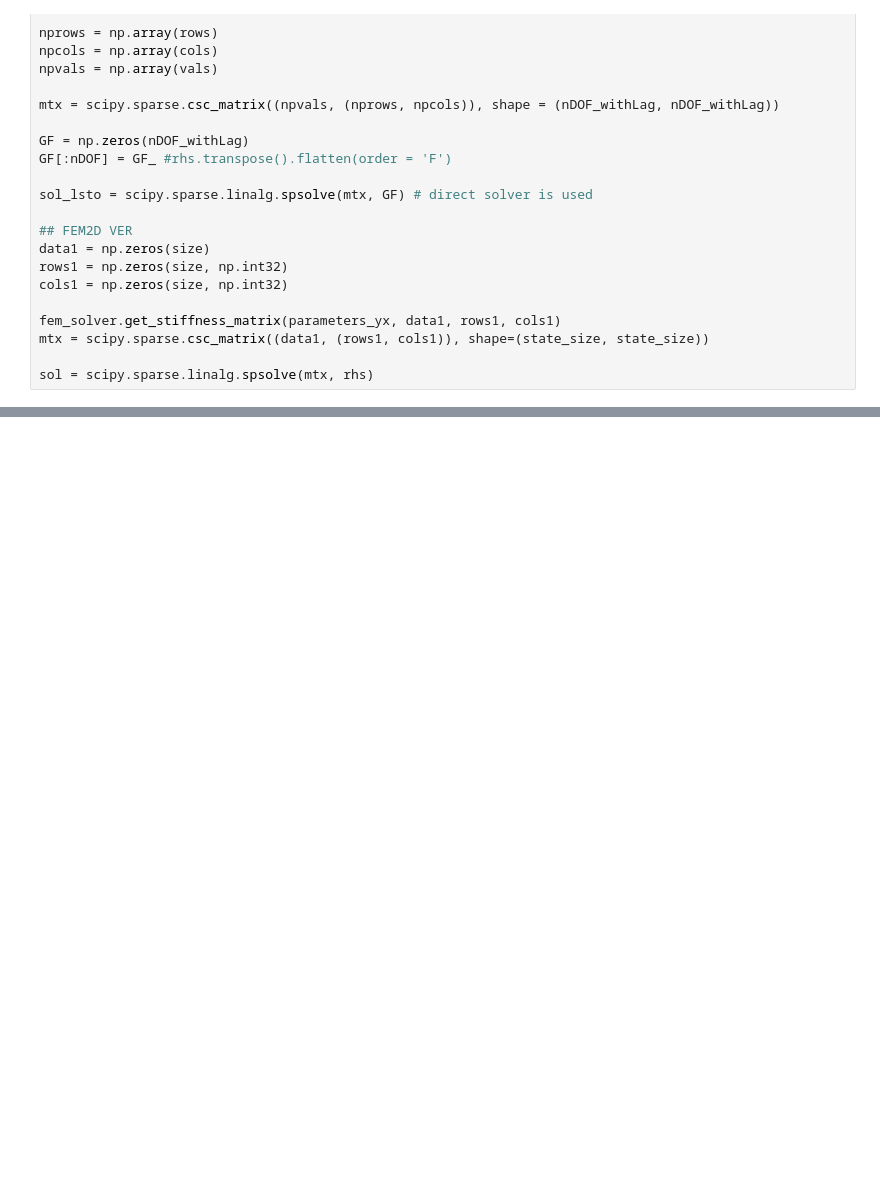
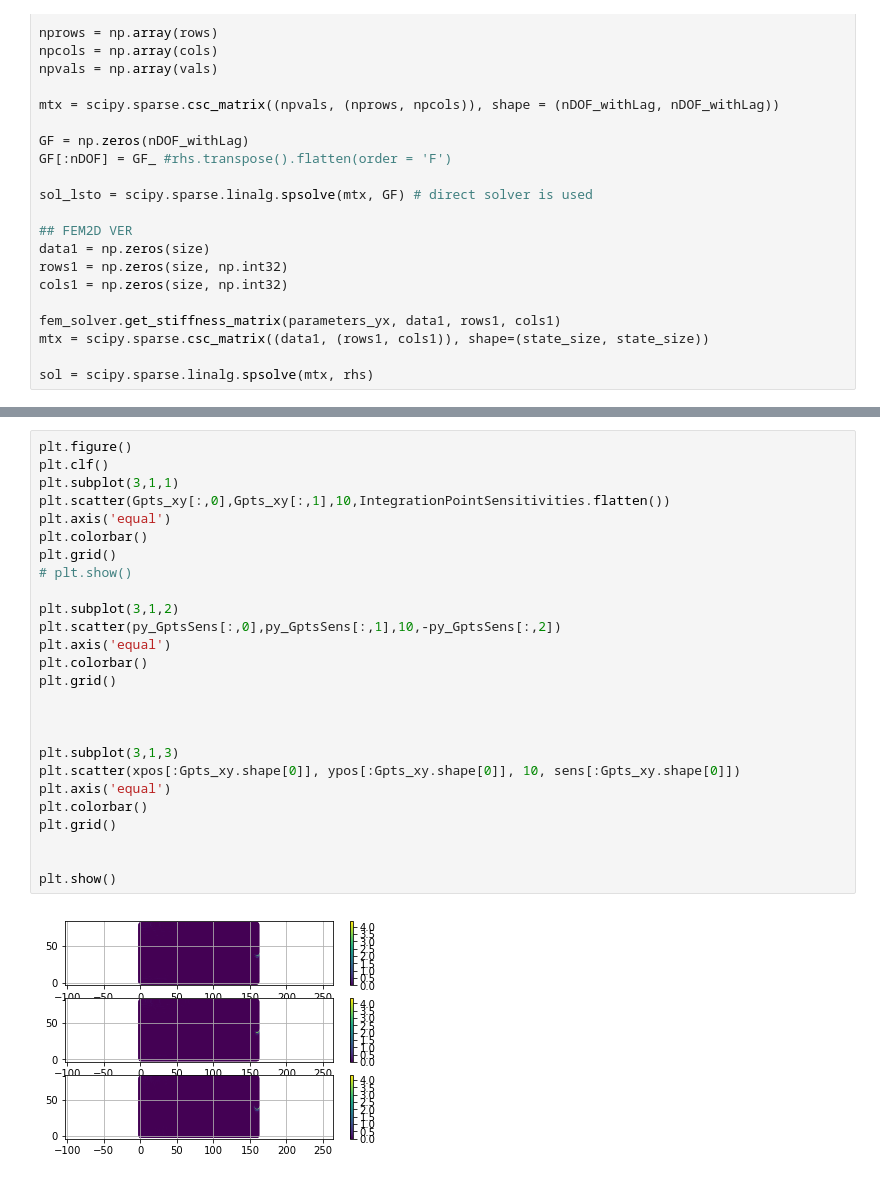
Before and after one commit to M2DOLab/OpenLSTO-lite, a Jupyter notebook: M2DO_FEA/Python/vs_FEM2D.ipynb, the cells around one changed output, grey strips where cells are left out. Saved outputs shown, nothing was run; the diff lists cells and outputs as text; blank space fills up the shorter version.

```diff
--- a/M2DO_FEA/Python/vs_FEM2D.ipynb
+++ b/M2DO_FEA/Python/vs_FEM2D.ipynb
@@ -328,0 +392,28 @@ plt.show()
+# %%
+plt.figure()
+plt.clf()
+plt.subplot(3,1,1)
+plt.scatter(Gpts_xy[:,0],Gpts_xy[:,1],10,IntegrationPointSensitivities.flatten())
+plt.axis('equal')
+plt.colorbar()
+plt.grid()
+# plt.show()
+
+plt.subplot(3,1,2)
+plt.scatter(py_GptsSens[:,0],py_GptsSens[:,1],10,-py_GptsSens[:,2])
+plt.axis('equal')
+plt.colorbar()
+plt.grid()
+
+
+
+plt.subplot(3,1,3)
+plt.scatter(xpos[:Gpts_xy.shape[0]], ypos[:Gpts_xy.shape[0]], 10, sens[:Gpts_xy.shape[0]])
+plt.axis('equal')
+plt.colorbar()
+plt.grid()
+
+
+plt.show()
+# %% [output]
+[figure, added]
```
Also changed, not shown: parts of 15 cells of this notebook, 1 other file.
